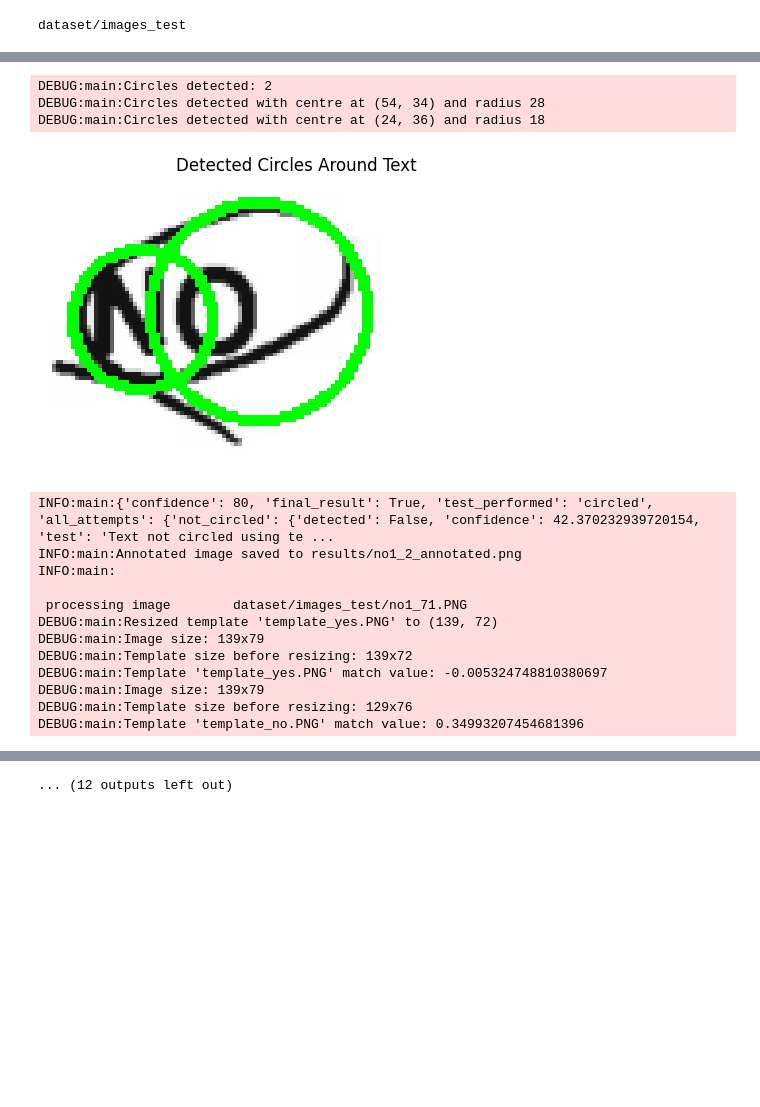
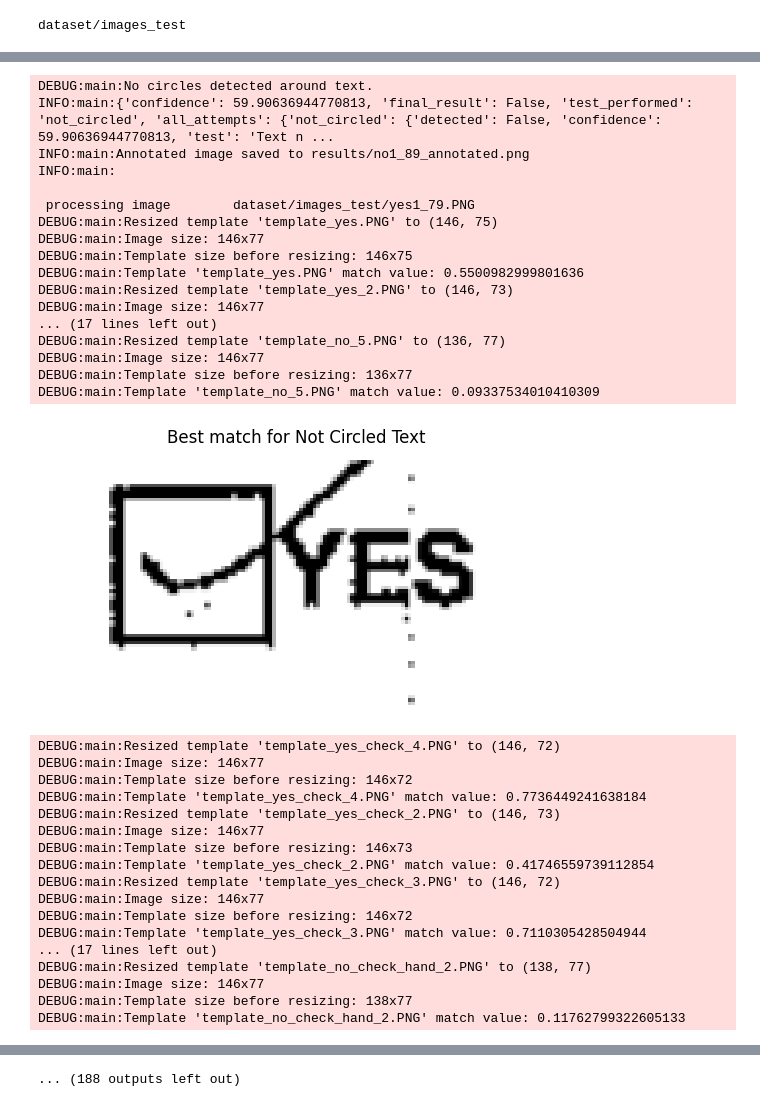
Before and after one commit to bruvio/image_detection, a Jupyter notebook: notebook.ipynb, the cells around one changed output, grey strips where cells are left out. Cells and saved outputs as stored; diff of their text form; code cells hidden in the pictures; blank space fills up the shorter version.

Commit message:
chore: adding more templates

```diff
--- a/notebook.ipynb
+++ b/notebook.ipynb
@@ -66,13 +66,15 @@ for file_name in image_paths:
     # "no1_97",
     # "yes1_79",
     # "no1_27",
-    "no1_2",
-    "no4",
-    "no1_71"
+    # "no1_2",
+    # "no4",
+    # "no1_71",
+    # "yes1_60",
+    "no1_22"
 ]
 
-    if name  in unique_strings:
-    # if name is in unique_strings or 1:
+    # if name  in unique_strings:
+    if name  in unique_strings or 1:
     # break
 
         result_payload = process_image(full_file_path, threshold=threshold, show_plots=True)
@@ -133,16 +151,35 @@ DEBUG:main:Template 'template_no_uncheck.PNG' match value: 0.34837377071380615
-DEBUG:main:Circles detected: 2
-DEBUG:main:Circles detected with centre at (54, 34) and radius 28
-DEBUG:main:Circles detected with centre at (24, 36) and radius 18
+DEBUG:main:No circles detected around text.
+INFO:main:{'confidence': 59.90636944770813, 'final_result': False, 'test_performed': 'not_circled', 'all_attempts': {'not_circled': {'detected': False, 'confidence': 59.90636944770813, 'test': 'Text n ...
+INFO:main:Annotated image saved to results/no1_89_annotated.png
+INFO:main:
+
+ processing image        dataset/images_test/yes1_79.PNG
+DEBUG:main:Resized template 'template_yes.PNG' to (146, 75)
+DEBUG:main:Image size: 146x77
+DEBUG:main:Template size before resizing: 146x75
+DEBUG:main:Template 'template_yes.PNG' match value: 0.5500982999801636
+DEBUG:main:Resized template 'template_yes_2.PNG' to (146, 73)
+DEBUG:main:Image size: 146x77
+... (17 lines left out)
+DEBUG:main:Resized template 'template_no_5.PNG' to (136, 77)
+DEBUG:main:Image size: 146x77
+DEBUG:main:Template size before resizing: 136x77
+DEBUG:main:Template 'template_no_5.PNG' match value: 0.09337534010410309
-[figure, old version]
+[figure, new version]
-INFO:main:{'confidence': 80, 'final_result': True, 'test_performed': 'circled', 'all_attempts': {'not_circled': {'detected': False, 'confidence': 42.370232939720154, 'test': 'Text not circled using te ...
-INFO:main:Annotated image saved to results/no1_2_annotated.png
-INFO:main:
-
- processing image        dataset/images_test/no1_71.PNG
-DEBUG:main:Resized template 'template_yes.PNG' to (139, 72)
-DEBUG:main:Image size: 139x79
-DEBUG:main:Template size before resizing: 139x72
-DEBUG:main:Template 'template_yes.PNG' match value: -0.005324748810380697
-DEBUG:main:Image size: 139x79
-DEBUG:main:Template size before resizing: 129x76
-DEBUG:main:Template 'template_no.PNG' match value: 0.34993207454681396
+DEBUG:main:Resized template 'template_yes_check_4.PNG' to (146, 72)
+DEBUG:main:Image size: 146x77
+DEBUG:main:Template size before resizing: 146x72
+DEBUG:main:Template 'template_yes_check_4.PNG' match value: 0.7736449241638184
+DEBUG:main:Resized template 'template_yes_check_2.PNG' to (146, 73)
+DEBUG:main:Image size: 146x77
+DEBUG:main:Template size before resizing: 146x73
+DEBUG:main:Template 'template_yes_check_2.PNG' match value: 0.41746559739112854
+DEBUG:main:Resized template 'template_yes_check_3.PNG' to (146, 72)
+DEBUG:main:Image size: 146x77
+DEBUG:main:Template size before resizing: 146x72
+DEBUG:main:Template 'template_yes_check_3.PNG' match value: 0.7110305428504944
+... (17 lines left out)
+DEBUG:main:Resized template 'template_no_check_hand_2.PNG' to (138, 77)
+DEBUG:main:Image size: 146x77
+DEBUG:main:Template size before resizing: 138x77
+DEBUG:main:Template 'template_no_check_hand_2.PNG' match value: 0.11762799322605133
@@ -164,4 +204,4 @@ DEBUG:main:Template 'template_no_check_hand.PNG' match value: 0.6304770708084106
-... (12 outputs left out)
+... (188 outputs left out)
 # %%
 # epsilon_values = [0.01, 0.02, 0.03, 0.05]
 
```
Also changed, not shown: parts of 1 cell of this notebook, 23 other files.
